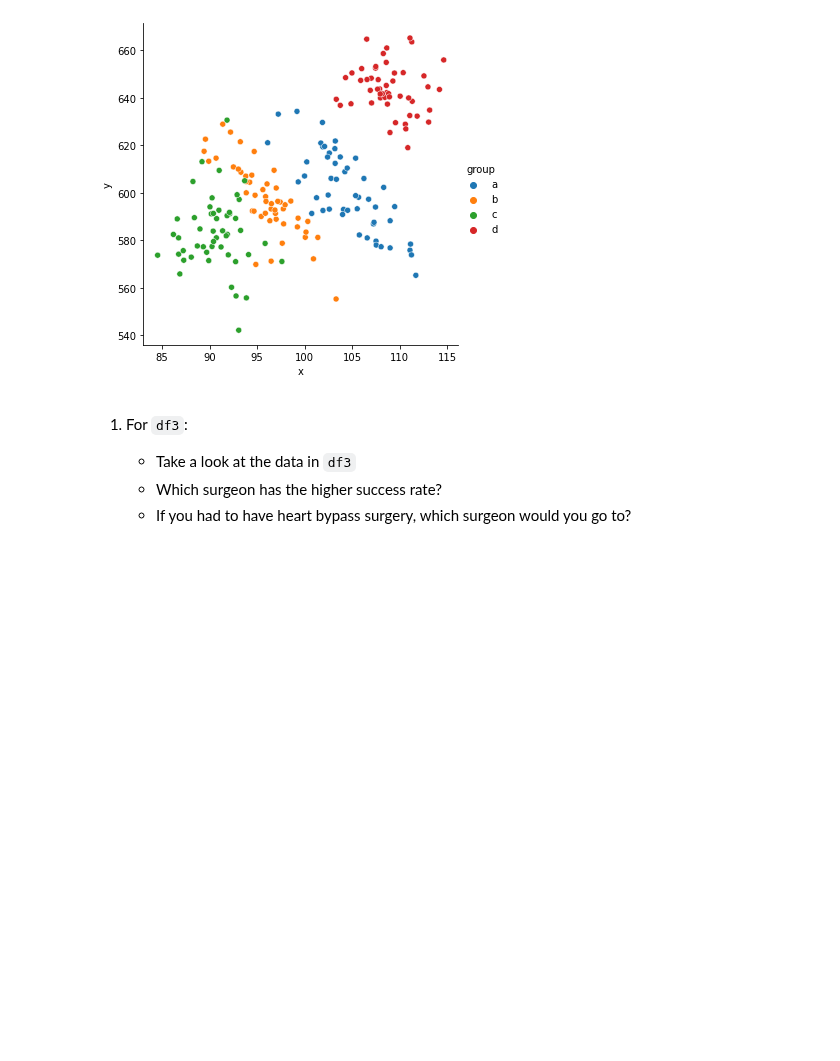
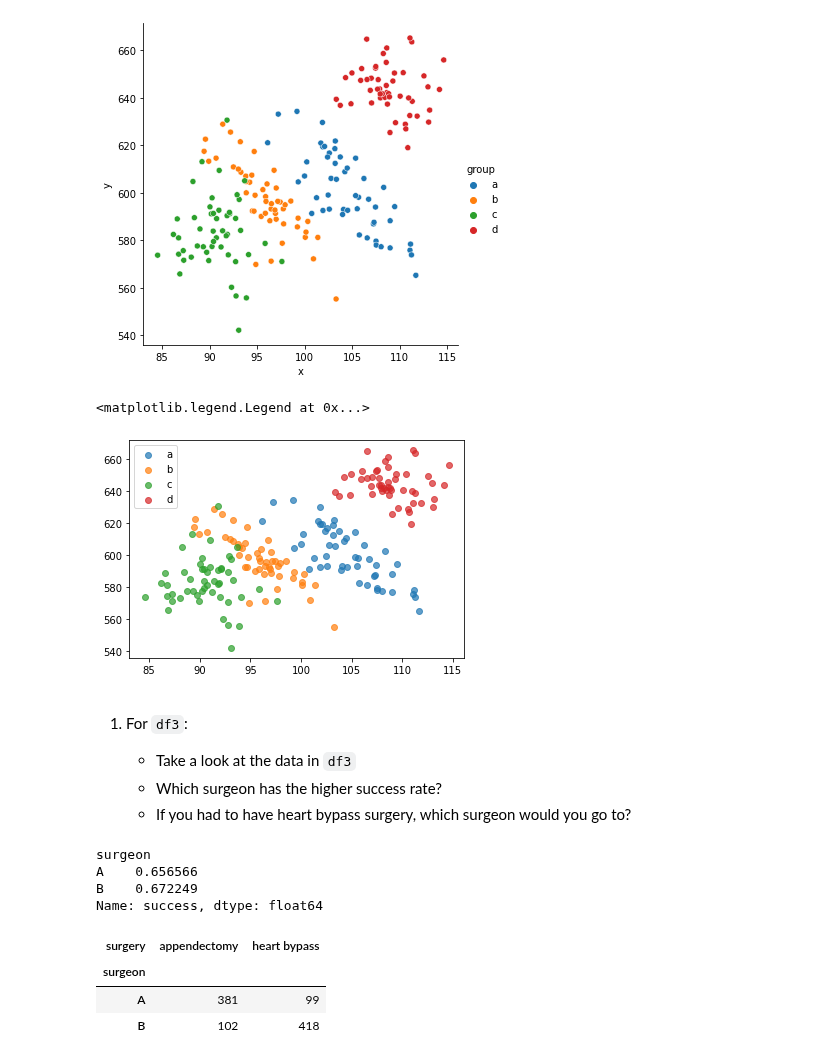
Before and after one commit to lupeluna/advanced_topics, a Jupyter notebook: exercise.ipynb, the cells around one changed output. Drawn from its saved outputs; the diff is of its cells as text; code cells hidden in the pictures; blank space fills up the shorter version.

```diff
--- a/exercise.ipynb
+++ b/exercise.ipynb
@@ -96,9 +96,30 @@ sns.relplot(data=df2, hue='group', x='x', y='y')
 # %% [output]
 <seaborn.axisgrid.FacetGrid at 0x...>
 [figure]
+# %%
+for group, subset in df2.groupby('group'):
+    plt.scatter(subset.x, subset.y, label=group, alpha=.7)
+plt.legend()
+# %% [output]
+<matplotlib.legend.Legend at 0x...>
+[figure, added]
 # %% [markdown]
 1. For `df3`:
 
     - Take a look at the data in `df3`
     - Which surgeon has the higher success rate?
     - If you had to have heart bypass surgery, which surgeon would you go to?
+# %%
+df3.query('surgery == "heart bypass"').groupby('surgeon').success.mean()
+# %% [output]
+surgeon
+A    0.656566
+B    0.672249
+Name: success, dtype: float64
+# %%
+pd.crosstab(df3.surgeon, df3.surgery)
+# %% [output]
+| surgery | appendectomy | heart bypass |
+| surgeon |  |  |
+| A | 381 | 99 |
+| B | 102 | 418 |
```
Also changed, not shown: parts of 1 cell of this notebook.
